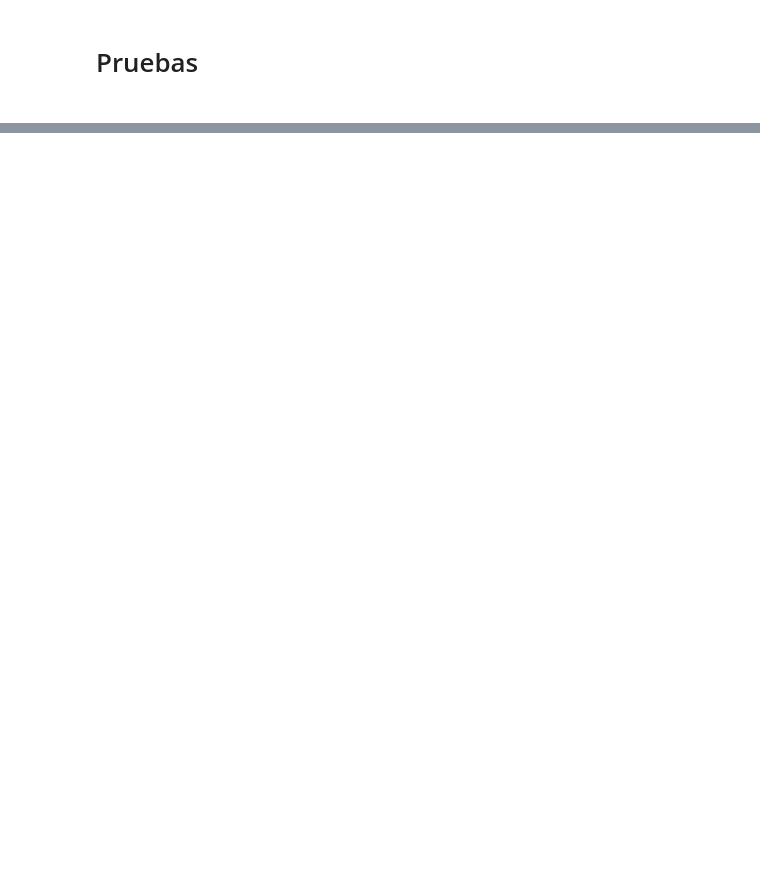
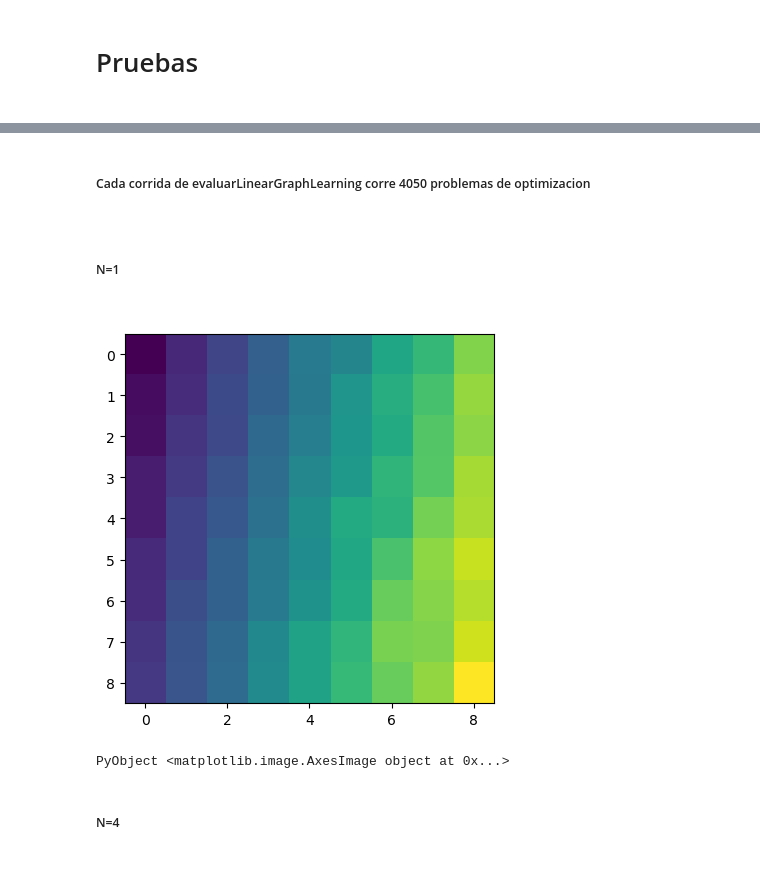
Before and after one commit to Zlinki/MasterThesis, a Jupyter notebook: LinearGraphTest.ipynb, the cells around one changed output, grey strips where cells are left out. Cells and saved outputs as stored; diff of their text form; code cells hidden in the pictures; blank space fills up the shorter version.

Commit message:
funciones auxiliares actualizadas y pruebas de linearLearning

```diff
--- a/LinearGraphTest.ipynb
+++ b/LinearGraphTest.ipynb
@@ -33,0 +34,2 @@ Closest candidates are:
+# %% [markdown]
+<h5>Cada corrida de evaluarLinearGraphLearning corre 4050 problemas de optimizacion<h5>
@@ -33,0 +42,13 @@ Closest candidates are:
+# %% [markdown]
+<h5>N=1<h5>
+# %%
+tic()
+Eval1=evaluarLinearGraphLearning3(0.3,1)
+toc()
+# %%
+imshow(Eval1)
+# %% [output]
+[figure, added]
+PyObject <matplotlib.image.AxesImage object at 0x...>
+# %% [markdown]
+<h5>N=4<h5>
```
Also changed, not shown: parts of 45 cells of this notebook, 2 other files.
